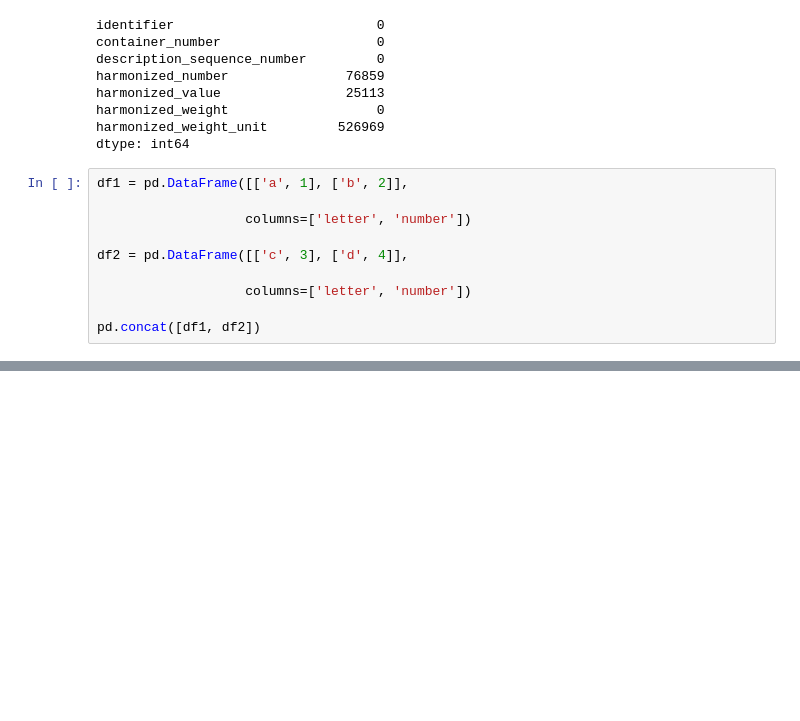
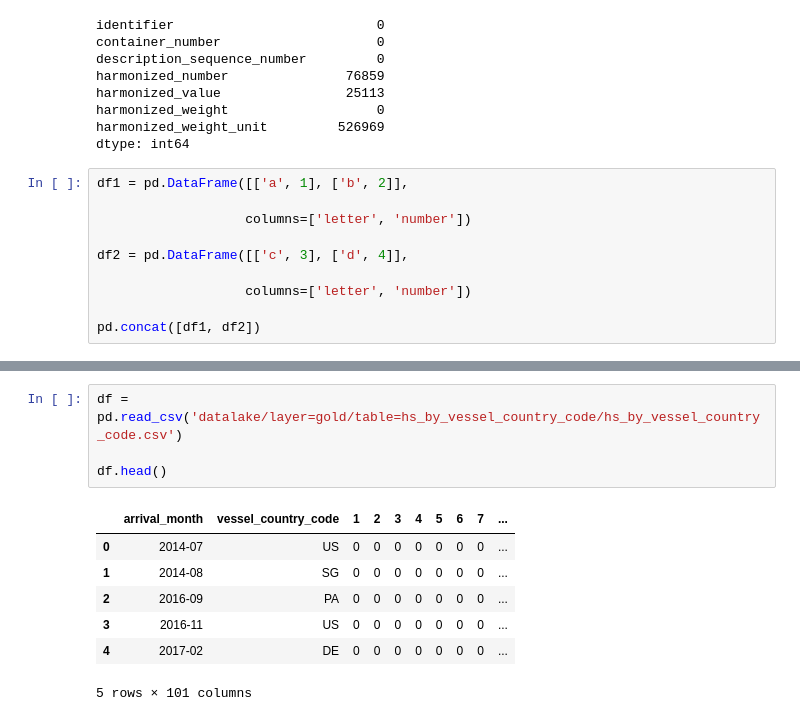
Before and after one commit to williamdoesdev/basicdataprocessing, a Jupyter notebook: analysis.ipynb, the cells around one changed output, grey strips where cells are left out. Saved outputs shown, nothing was run; the diff lists cells and outputs as text; blank space fills up the shorter version.

```diff
--- a/analysis.ipynb
+++ b/analysis.ipynb
@@ -260,0 +351,12 @@ TypeError: cannot concatenate object of type '<class 'str'>'; only Series and Da
+# %%
+df = pd.read_csv('datalake/layer=gold/table=hs_by_vessel_country_code/hs_by_vessel_country_code.csv')
+
+df.head()
+# %% [output]
+|  | arrival_month | vessel_country_code | 1 | 2 | 3 | 4 | 5 | 6 | 7 | ... |
+| 0 | 2014-07 | US | 0 | 0 | 0 | 0 | 0 | 0 | 0 | ... |
+| 1 | 2014-08 | SG | 0 | 0 | 0 | 0 | 0 | 0 | 0 | ... |
+| 2 | 2016-09 | PA | 0 | 0 | 0 | 0 | 0 | 0 | 0 | ... |
+| 3 | 2016-11 | US | 0 | 0 | 0 | 0 | 0 | 0 | 0 | ... |
+| 4 | 2017-02 | DE | 0 | 0 | 0 | 0 | 0 | 0 | 0 | ... |
+5 rows × 101 columns
```
Also changed, not shown: parts of 7 cells of this notebook, 2 other files.
